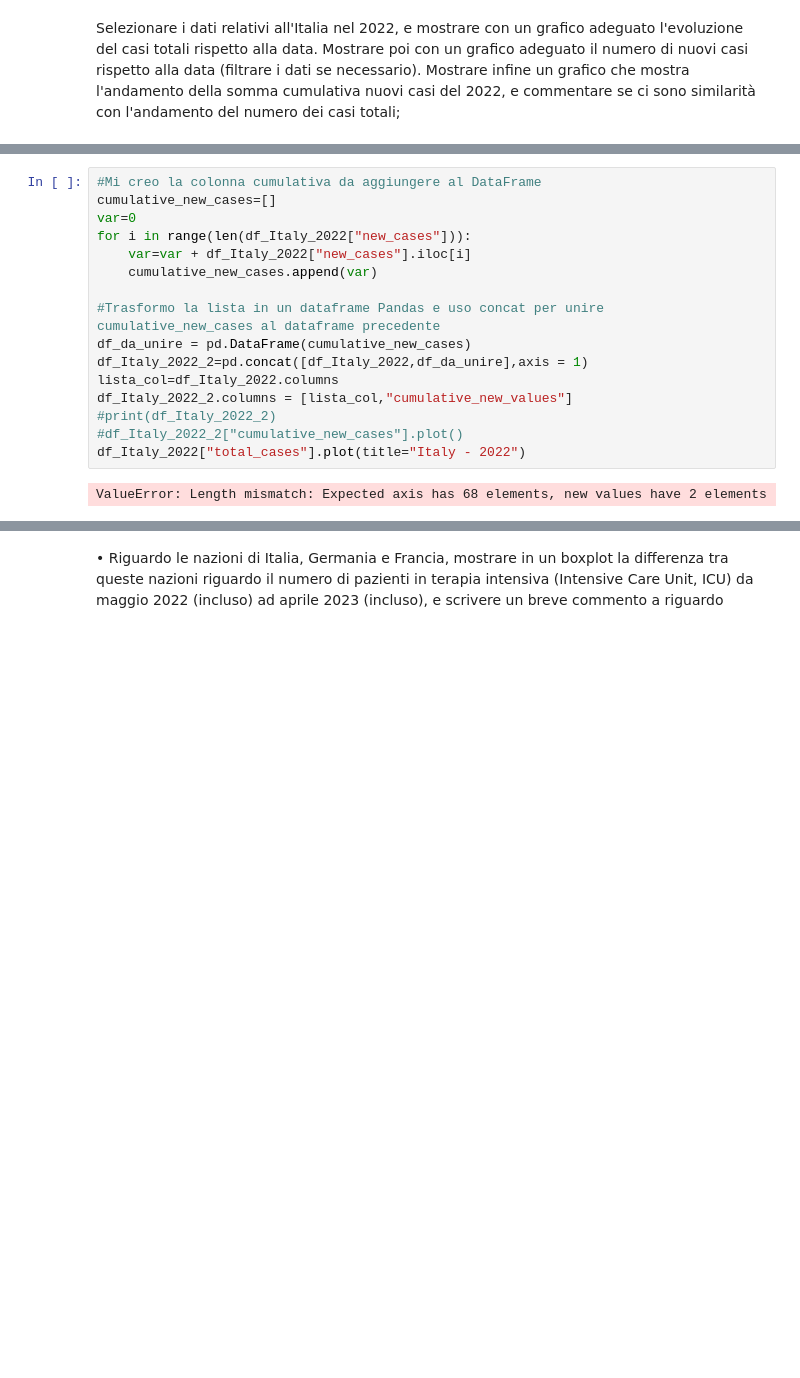
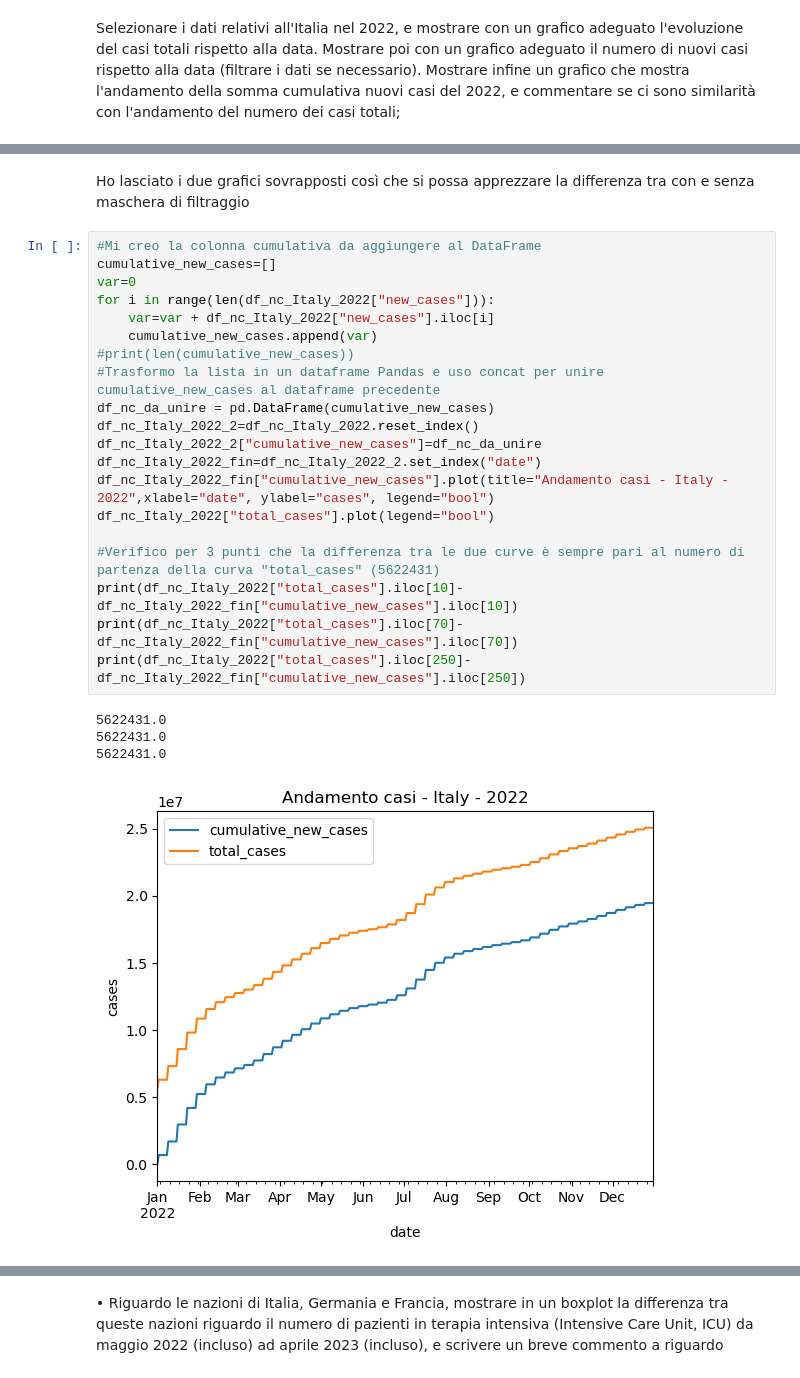
Before and after one commit to FrancescaParri/EpicodePython, a Jupyter notebook: Esercizio finale Python_Francesca Parri.ipynb, the cells around one changed output, grey strips where cells are left out. Cells and saved outputs as stored; diff of their text form; blank space fills up the shorter version.

```diff
--- a/Esercizio finale Python_Francesca Parri.ipynb
+++ b/Esercizio finale Python_Francesca Parri.ipynb
@@ -224,18 +174,27 @@ See the caveats in the documentation: https://pandas.pydata.org/pandas-docs/stab
+# %% [markdown]
+Ho lasciato i due grafici sovrapposti così che si possa apprezzare la differenza tra con e senza maschera di filtraggio
 # %%
 #Mi creo la colonna cumulativa da aggiungere al DataFrame
 cumulative_new_cases=[]
 var=0
-for i in range(len(df_Italy_2022["new_cases"])):
-    var=var + df_Italy_2022["new_cases"].iloc[i]
+for i in range(len(df_nc_Italy_2022["new_cases"])):
+    var=var + df_nc_Italy_2022["new_cases"].iloc[i]
     cumulative_new_cases.append(var)
+#print(len(cumulative_new_cases))
+#Trasformo la lista in un dataframe Pandas e uso concat per unire cumulative_new_cases al dataframe precedente
+df_nc_da_unire = pd.DataFrame(cumulative_new_cases)
+df_nc_Italy_2022_2=df_nc_Italy_2022.reset_index()
+df_nc_Italy_2022_2["cumulative_new_cases"]=df_nc_da_unire
+df_nc_Italy_2022_fin=df_nc_Italy_2022_2.set_index("date")
+df_nc_Italy_2022_fin["cumulative_new_cases"].plot(title="Andamento casi - Italy - 2022",xlabel="date", ylabel="cases", legend="bool")
+df_nc_Italy_2022["total_cases"].plot(legend="bool")
 
-#Trasformo la lista in un dataframe Pandas e uso concat per unire cumulative_new_cases al dataframe precedente
-df_da_unire = pd.DataFrame(cumulative_new_cases)
-df_Italy_2022_2=pd.concat([df_Italy_2022,df_da_unire],axis = 1)
-lista_col=df_Italy_2022.columns
-df_Italy_2022_2.columns = [lista_col,"cumulative_new_values"]
-#print(df_Italy_2022_2)
-#df_Italy_2022_2["cumulative_new_cases"].plot()
-df_Italy_2022["total_cases"].plot(title="Italy - 2022")
+#Verifico per 3 punti che la differenza tra le due curve è sempre pari al numero di partenza della curva "total_cases" (5622431)
+print(df_nc_Italy_2022["total_cases"].iloc[10]-df_nc_Italy_2022_fin["cumulative_new_cases"].iloc[10])
+print(df_nc_Italy_2022["total_cases"].iloc[70]-df_nc_Italy_2022_fin["cumulative_new_cases"].iloc[70])
+print(df_nc_Italy_2022["total_cases"].iloc[250]-df_nc_Italy_2022_fin["cumulative_new_cases"].iloc[250])
 # %% [output]
-ValueError: Length mismatch: Expected axis has 68 elements, new values have 2 elements
+5622431.0
+5622431.0
+5622431.0
+[figure, added]
```
Also changed, not shown: parts of 34 cells of this notebook.
